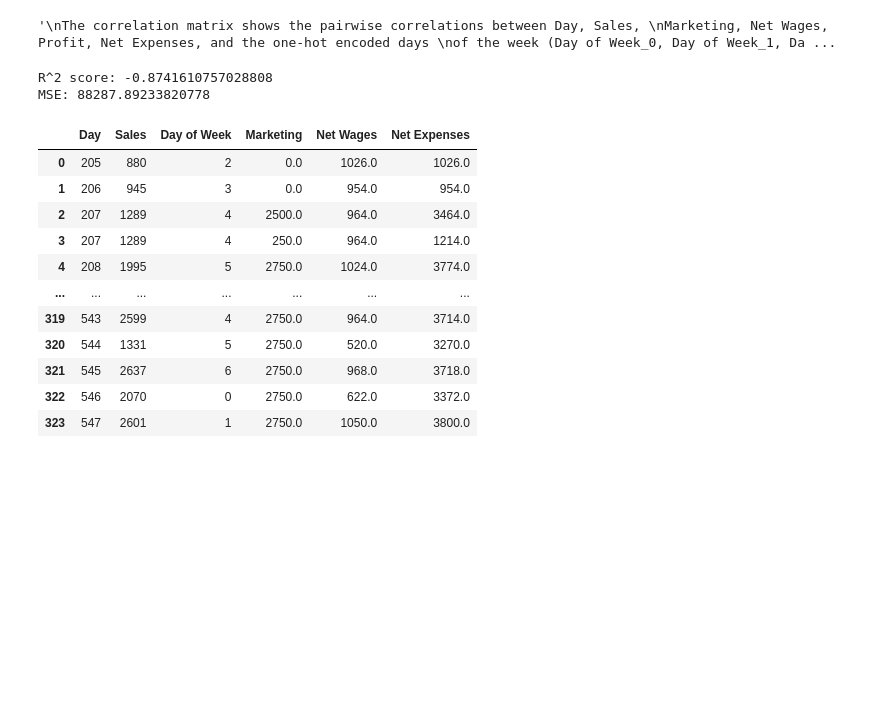
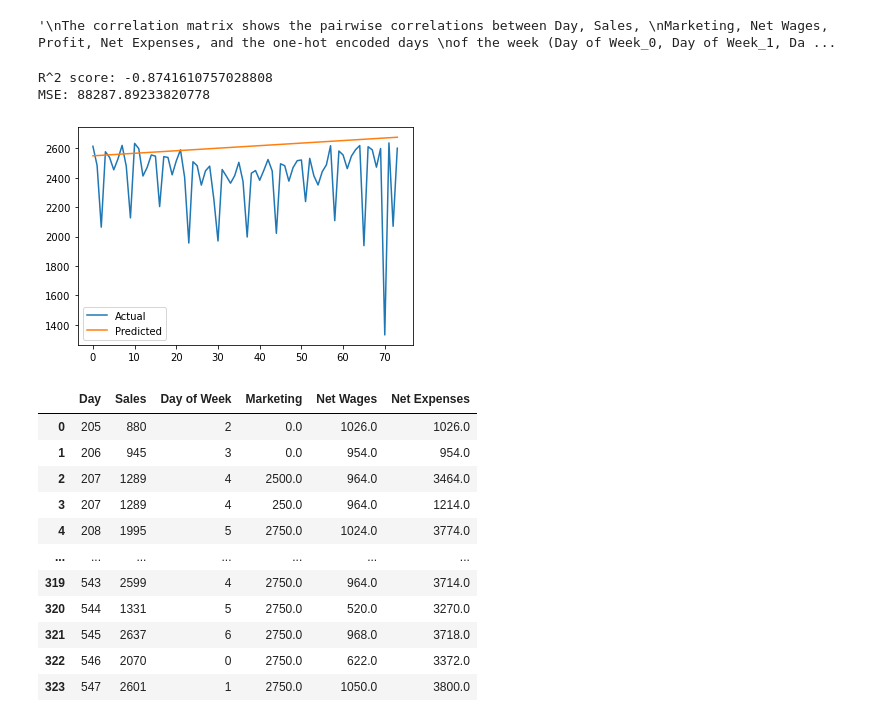
Before and after one commit to shineali1/Big-Ambitions-Tycoon-Simulation-Data-Analysis, a Jupyter notebook: Kalico Midtown Sales Forecasting ML Algorithm.ipynb, the cells around one changed output. Drawn from its saved outputs; the diff is of its cells as text; code cells hidden in the pictures; blank space fills up the shorter version.

```diff
--- a/Kalico Midtown Sales Forecasting ML Algorithm.ipynb
+++ b/Kalico Midtown Sales Forecasting ML Algorithm.ipynb
@@ -682,33 +677,40 @@ suggesting that they may not have a strong influence on sales, marketing, net wa
 #Linear Regression Algorithm
 from sklearn.linear_model import LinearRegression
 
 #Linear Regression to predict sales based on day of Week, Net Wages and Marketing Costs
 # Split the dataset into training and testing sets
 train = df[:250]
 test = df[250:]
 
 # Select the features and target variable
 X_train = train[['Day', 'Marketing']]
 y_train = train['Sales']
 X_test = test[['Day', 'Marketing']]
 y_test = test['Sales']
 
 # Train the linear regression model
 model = LinearRegression()
 model.fit(X_train, y_train)
 
 # Make predictions on the testing set
 predictions = model.predict(X_test)
 
 # Evaluate the model's performance
 from sklearn.metrics import r2_score, mean_squared_error
 r2 = r2_score(y_test, predictions)
 mse = mean_squared_error(y_test, predictions)
 print("R^2 score:", r2)
 print("MSE:", mse)
+
+# Plot actual vs predicted sales
+plt.plot(y_test.values)
+plt.plot(predictions)
+plt.legend(['Actual', 'Predicted'])
+plt.show()
 # %% [output]
 R^2 score: -0.8741610757028808
 MSE: 88287.89233820778
+[figure, added]
 # %%
 df
 # %% [output]
```
Also changed, not shown: parts of 13 cells of this notebook.
